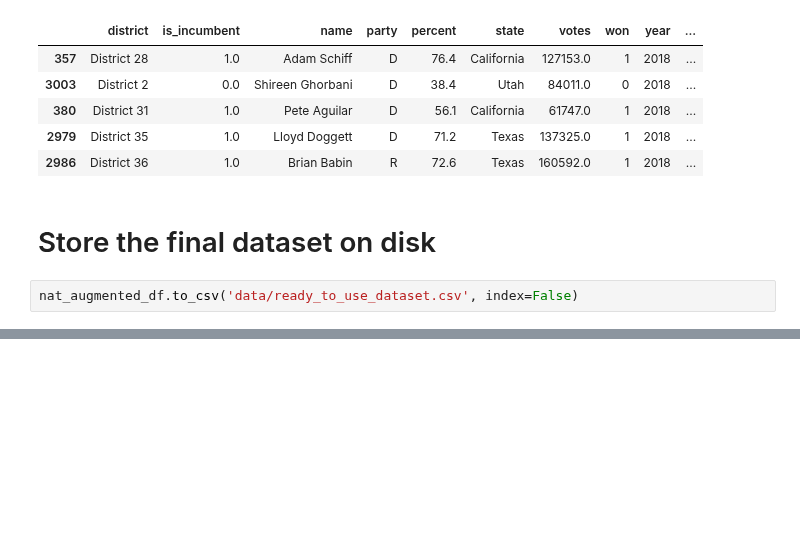
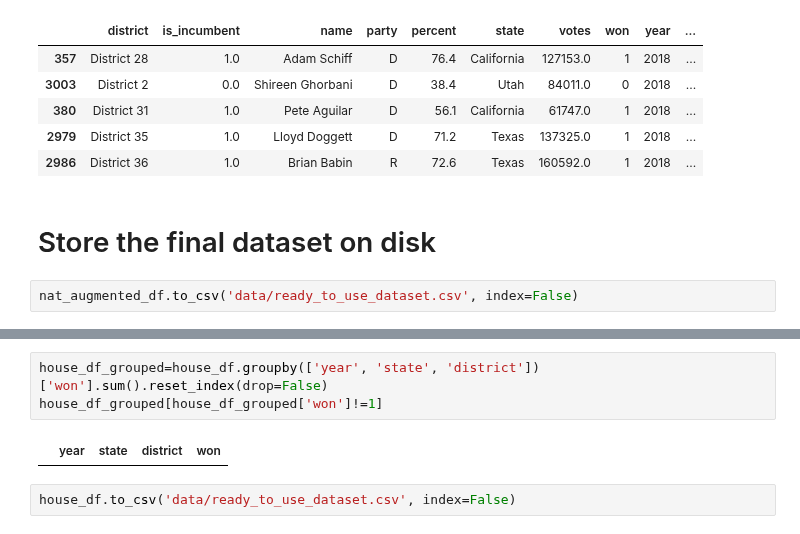
Before and after one commit to pmary/harvard_E-109A_final, a Jupyter notebook: 01_crawler.ipynb, the cells around one changed output, grey strips where cells are left out. Cells and saved outputs as stored; diff of their text form; blank space fills up the shorter version.

Commit message:
Manually fix some data issues

```diff
--- a/01_crawler.ipynb
+++ b/01_crawler.ipynb
@@ -1157,0 +1545,7 @@ nat_augmented_df.to_csv('data/ready_to_use_dataset.csv', index=False)
+# %%
+house_df_grouped=house_df.groupby(['year', 'state', 'district'])['won'].sum().reset_index(drop=False)
+house_df_grouped[house_df_grouped['won']!=1]
+# %% [output]
+|  | year | state | district | won |
+# %%
+house_df.to_csv('data/ready_to_use_dataset.csv', index=False)
```
Also changed, not shown: parts of 3 cells of this notebook, 1 other file.
